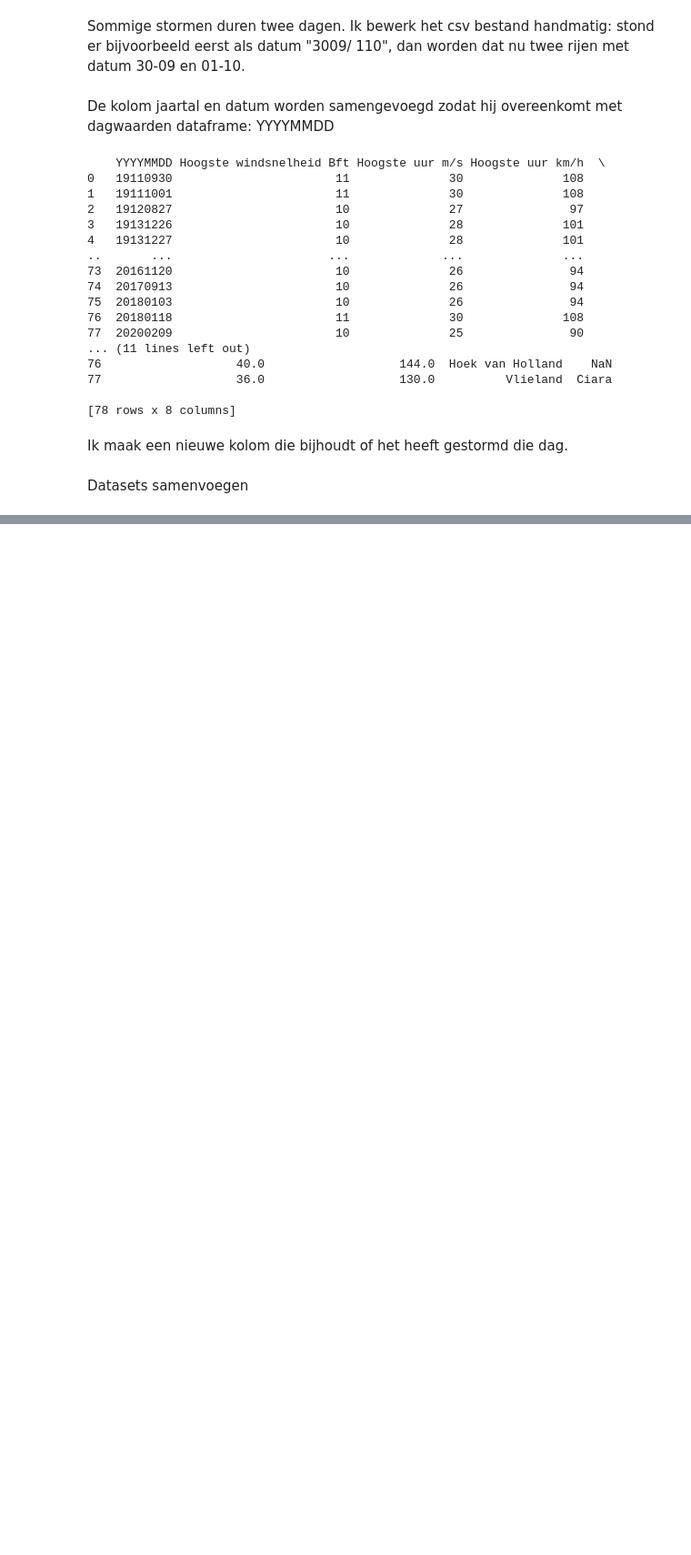
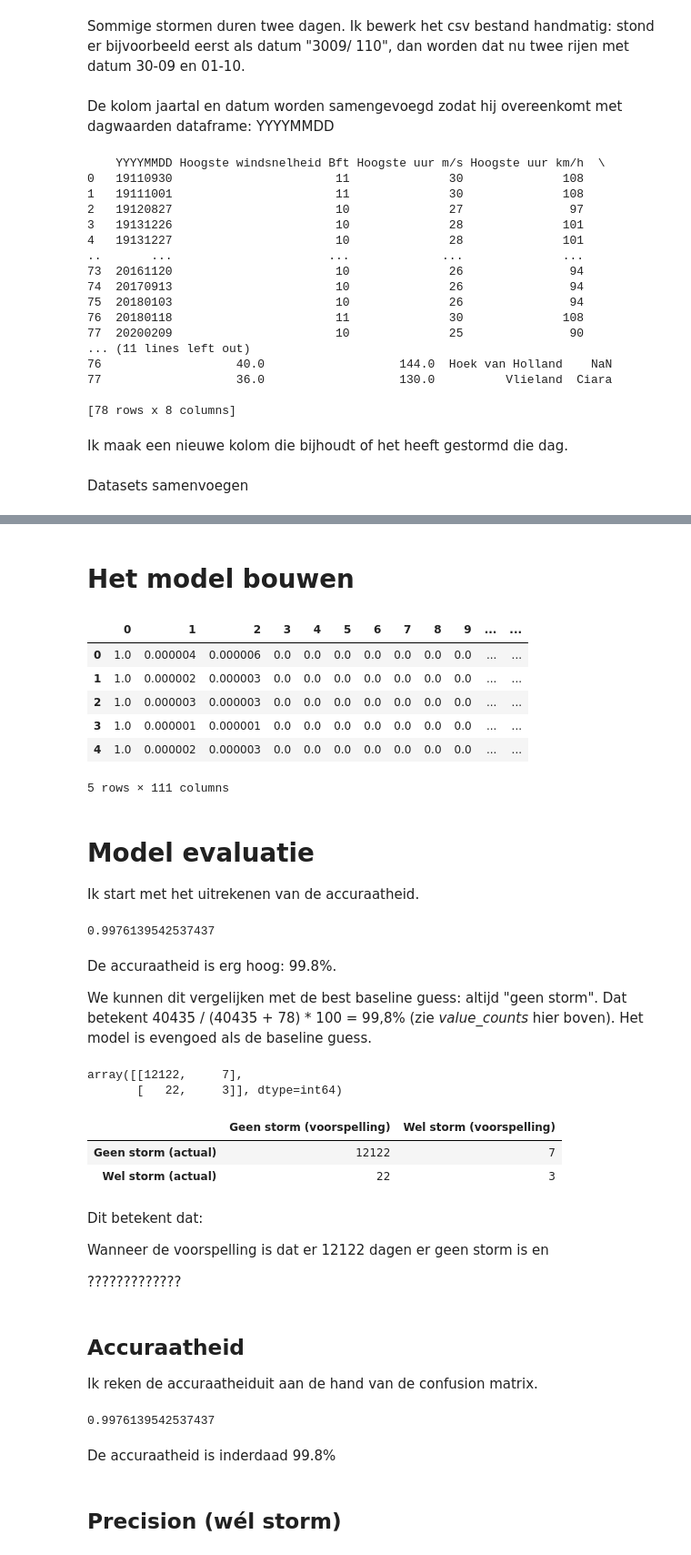
Before and after one commit to DanielleWeustenenk/Data-Learning, a Jupyter notebook: Eindopdracht/storm.ipynb, the cells around one changed output, grey strips where cells are left out. Shown at 91% size. Cells and saved outputs as stored; diff of their text form; code cells hidden in the pictures; blank space fills up the shorter version.

```diff
--- a/Eindopdracht/storm.ipynb
+++ b/Eindopdracht/storm.ipynb
@@ -177,0 +361,18 @@ df.to_csv('daggegevens_en_stormen.csv', index=False)
+# %% [markdown]
+# Het model bouwen
+# %%
+X = df.loc[:, ~df.columns.isin(['Storm'])] # Create the X matrix
+y = df['Storm'] # Create the y-variable
+
+X = normalize(X)
+
+X_train, X_test, y_train, y_test = train_test_split(X, y, test_size=0.3, random_state=1)
+pd.DataFrame(X_train).head()
+# %% [output]
+|  | 0 | 1 | 2 | 3 | 4 | 5 | 6 | 7 | 8 | 9 | ... | ... |
+| 0 | 1.0 | 0.000004 | 0.000006 | 0.0 | 0.0 | 0.0 | 0.0 | 0.0 | 0.0 | 0.0 | ... | ... |
+| 1 | 1.0 | 0.000002 | 0.000003 | 0.0 | 0.0 | 0.0 | 0.0 | 0.0 | 0.0 | 0.0 | ... | ... |
+| 2 | 1.0 | 0.000003 | 0.000003 | 0.0 | 0.0 | 0.0 | 0.0 | 0.0 | 0.0 | 0.0 | ... | ... |
+| 3 | 1.0 | 0.000001 | 0.000001 | 0.0 | 0.0 | 0.0 | 0.0 | 0.0 | 0.0 | 0.0 | ... | ... |
+| 4 | 1.0 | 0.000002 | 0.000003 | 0.0 | 0.0 | 0.0 | 0.0 | 0.0 | 0.0 | 0.0 | ... | ... |
+5 rows × 111 columns
@@ -177,0 +382,11 @@ df.to_csv('daggegevens_en_stormen.csv', index=False)
+# %% [markdown]
+# Model evaluatie
+Ik start met het uitrekenen van de accuraatheid.
+# %%
+knn.score(X_test, y_test) # calculate the fit on the *test* data
+# %% [output]
+0.9976139542537437
+# %% [markdown]
+De accuraatheid is erg hoog: 99.8%.
+
+We kunnen dit vergelijken met de best baseline guess: altijd "geen storm". Dat betekent 40435 / (40435 + 78) * 100 = 99,8% (zie *value_counts* hier boven). Het model is evengoed als de baseline guess.
@@ -177,0 +395,31 @@ df.to_csv('daggegevens_en_stormen.csv', index=False)
+# %%
+y_test_pred = knn.predict(X_test) #the predicted values
+cm = confusion_matrix(y_test, y_test_pred) #creates a "confusion matrix"
+cm
+# %% [output]
+array([[12122,     7],
+       [   22,     3]], dtype=int64)
+# %%
+conf_matrix = pd.DataFrame(cm, index=['Geen storm (actual)', 'Wel storm (actual)'], columns = ['Geen storm (voorspelling)', 'Wel storm (voorspelling)'])
+conf_matrix
+# %% [output]
+|  | Geen storm (voorspelling) | Wel storm (voorspelling) |
+| Geen storm (actual) | 12122 | 7 |
+| Wel storm (actual) | 22 | 3 |
+# %% [markdown]
+Dit betekent dat:
+
+Wanneer de voorspelling is dat er 12122 dagen er geen storm is en
+
+?????????????
+# %% [markdown]
+## Accuraatheid
+Ik reken de accuraatheiduit aan de hand van de confusion matrix.
+# %%
+(12122+3)/(12122+22+7+3)
+# %% [output]
+0.9976139542537437
+# %% [markdown]
+De accuraatheid is inderdaad 99.8%
+# %% [markdown]
+## Precision (wél storm)
```
Also changed, not shown: parts of 20 cells of this notebook, 9 other files.
